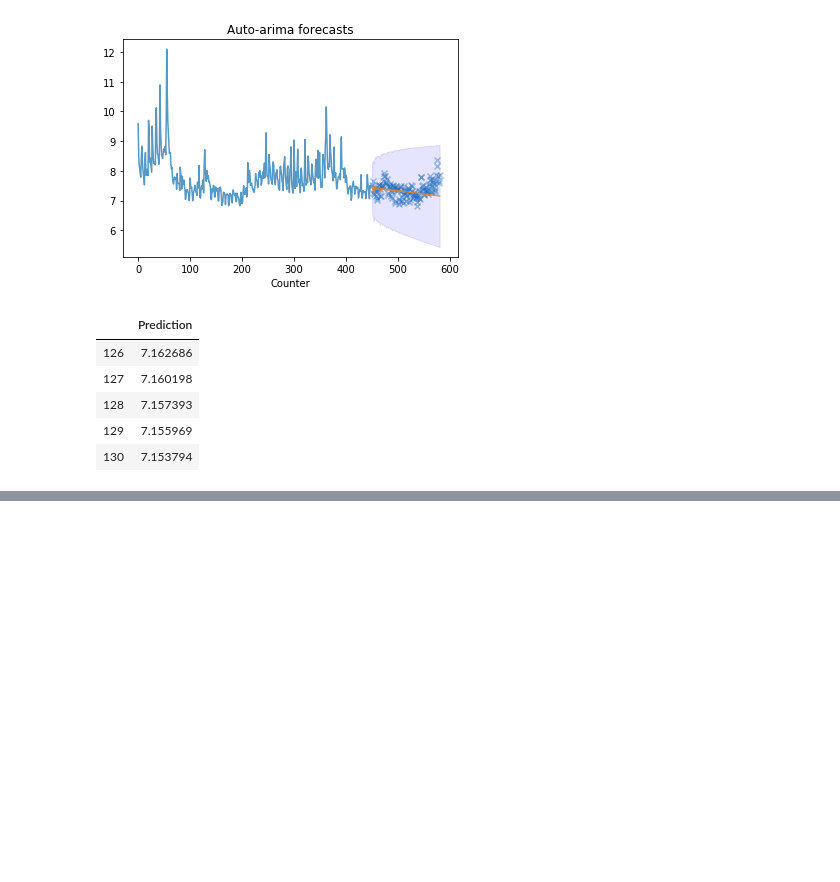
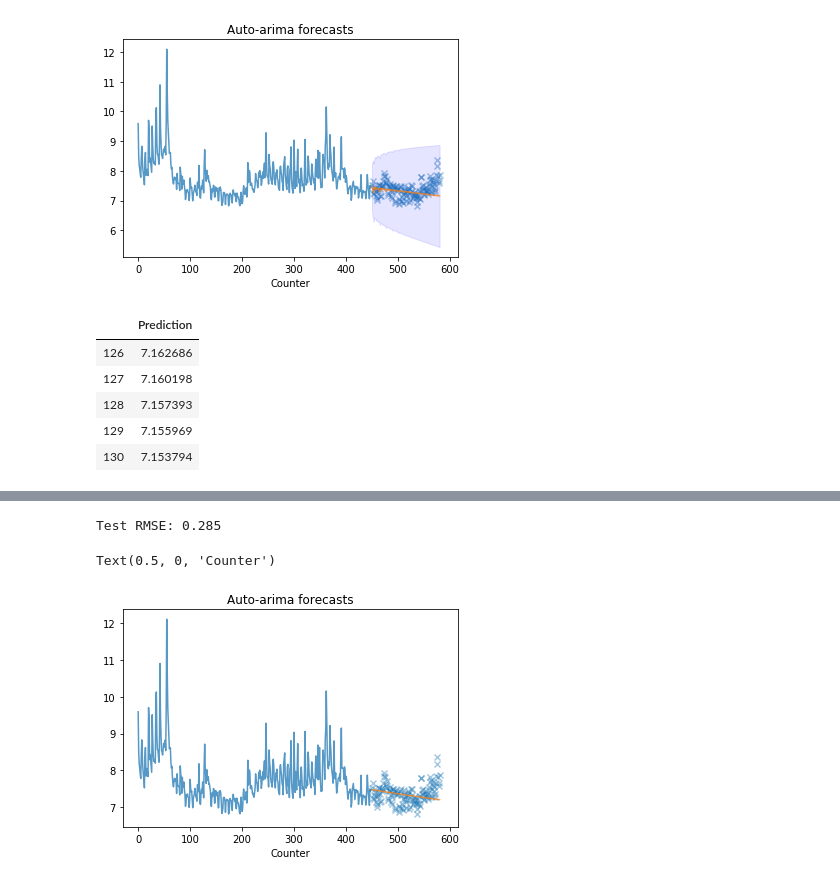
Before and after one commit to Anaisdg/Algorithm_Research, a Jupyter notebook: Forecasting/ARIMA/auto-arima/Auto-Arima.ipynb, the cells around one changed output, grey strips where cells are left out. Saved outputs shown, nothing was run; the diff lists cells and outputs as text; code cells hidden in the pictures; blank space fills up the shorter version.

Commit message:
added boxcox transfomation

```diff
--- a/Forecasting/ARIMA/auto-arima/Auto-Arima.ipynb
+++ b/Forecasting/ARIMA/auto-arima/Auto-Arima.ipynb
@@ -153,0 +191,12 @@ forecast.tail()
+# %%
+from pmdarima.pipeline import Pipeline
+
+fit2 = Pipeline([
+    ('boxcox', BoxCoxEndogTransformer()),
+    ('arima', pm.AutoARIMA(trace=True,
+                           suppress_warnings=True,
+                           m=12,
+                           error_action="ignore"))
+])
+
+fit2.fit(train)
@@ -153,0 +230,19 @@ forecast.tail()
+# %%
+preds = fit2.predict(n_periods=test.shape[0])
+# Print the error:
+print("Test RMSE: %.3f" % np.sqrt(mean_squared_error(test, preds)))
+
+# #############################################################################
+# Plot the points and the forecasts
+x_axis = np.arange(train.shape[0] + preds.shape[0])
+
+plt.plot(x_axis[:train.shape[0]], train, alpha=0.75)
+plt.plot(x_axis[train.shape[0]:], preds, alpha=0.75)  # Forecasts
+plt.scatter(x_axis[train.shape[0]:], test,
+            alpha=0.4, marker='x')  # Test data
+plt.title("Auto-arima forecasts")
+plt.xlabel("Counter")
+# %% [output]
+Test RMSE: 0.285
+Text(0.5, 0, 'Counter')
+[figure, added]
```
Also changed, not shown: parts of 8 cells of this notebook, 2 other files.
